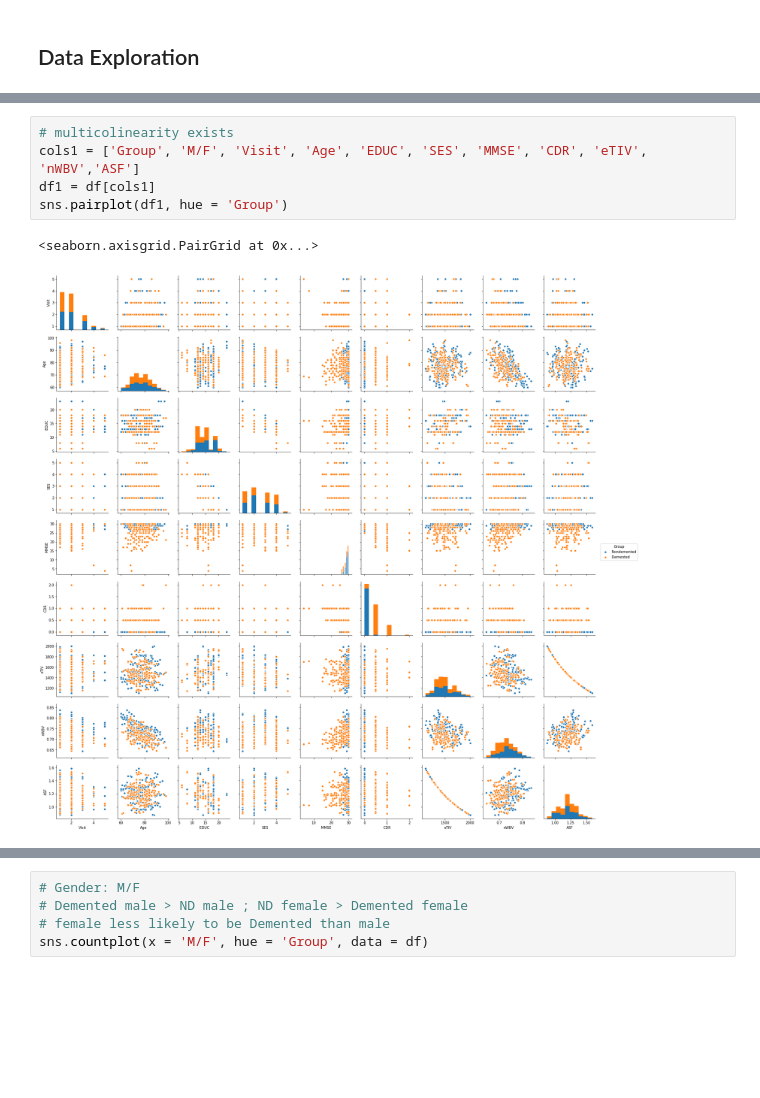
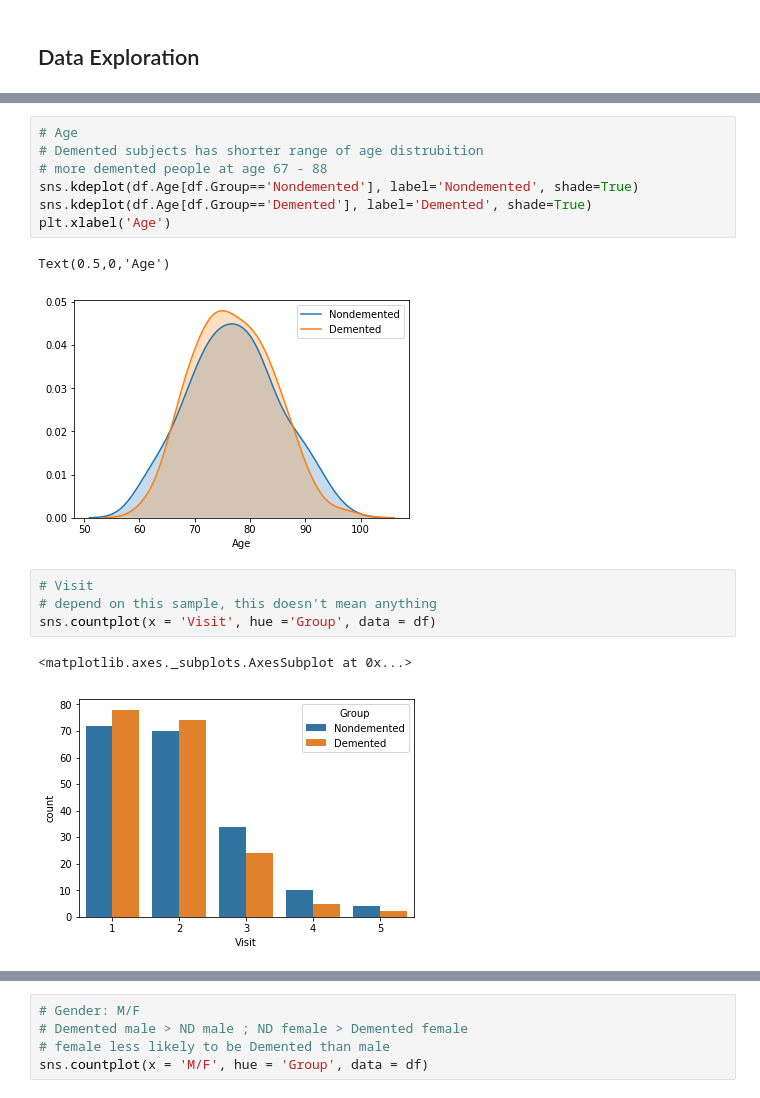
Before and after one commit to HHHuiyu/MRI-and-Alzheimers-BIOF509-FP-, a Jupyter notebook: BIOF509-FP-Huiyu.ipynb, the cells around one changed output, grey strips where cells are left out. Saved outputs shown, nothing was run; the diff lists cells and outputs as text; blank space fills up the shorter version.

```diff
--- a/BIOF509-FP-Huiyu.ipynb
+++ b/BIOF509-FP-Huiyu.ipynb
@@ -212,8 +211,17 @@ sns.countplot(x = 'CDR', data= df)
-# %%
-# multicolinearity exists
-cols1 = ['Group', 'M/F', 'Visit', 'Age', 'EDUC', 'SES', 'MMSE', 'CDR', 'eTIV', 'nWBV','ASF']
-df1 = df[cols1]
-sns.pairplot(df1, hue = 'Group')
-# %% [output]
-<seaborn.axisgrid.PairGrid at 0x...>
-[figure, removed]
+# %%
+# Age
+# Demented subjects has shorter range of age distrubition
+# more demented people at age 67 - 88
+sns.kdeplot(df.Age[df.Group=='Nondemented'], label='Nondemented', shade=True)
+sns.kdeplot(df.Age[df.Group=='Demented'], label='Demented', shade=True)
+plt.xlabel('Age')
+# %% [output]
+Text(0.5,0,'Age')
+[figure, added]
+# %%
+# Visit
+# depend on this sample, this doesn't mean anything
+sns.countplot(x = 'Visit', hue ='Group', data = df)
+# %% [output]
+<matplotlib.axes._subplots.AxesSubplot at 0x...>
+[figure, added]
```
Also changed, not shown: parts of 32 cells of this notebook.
